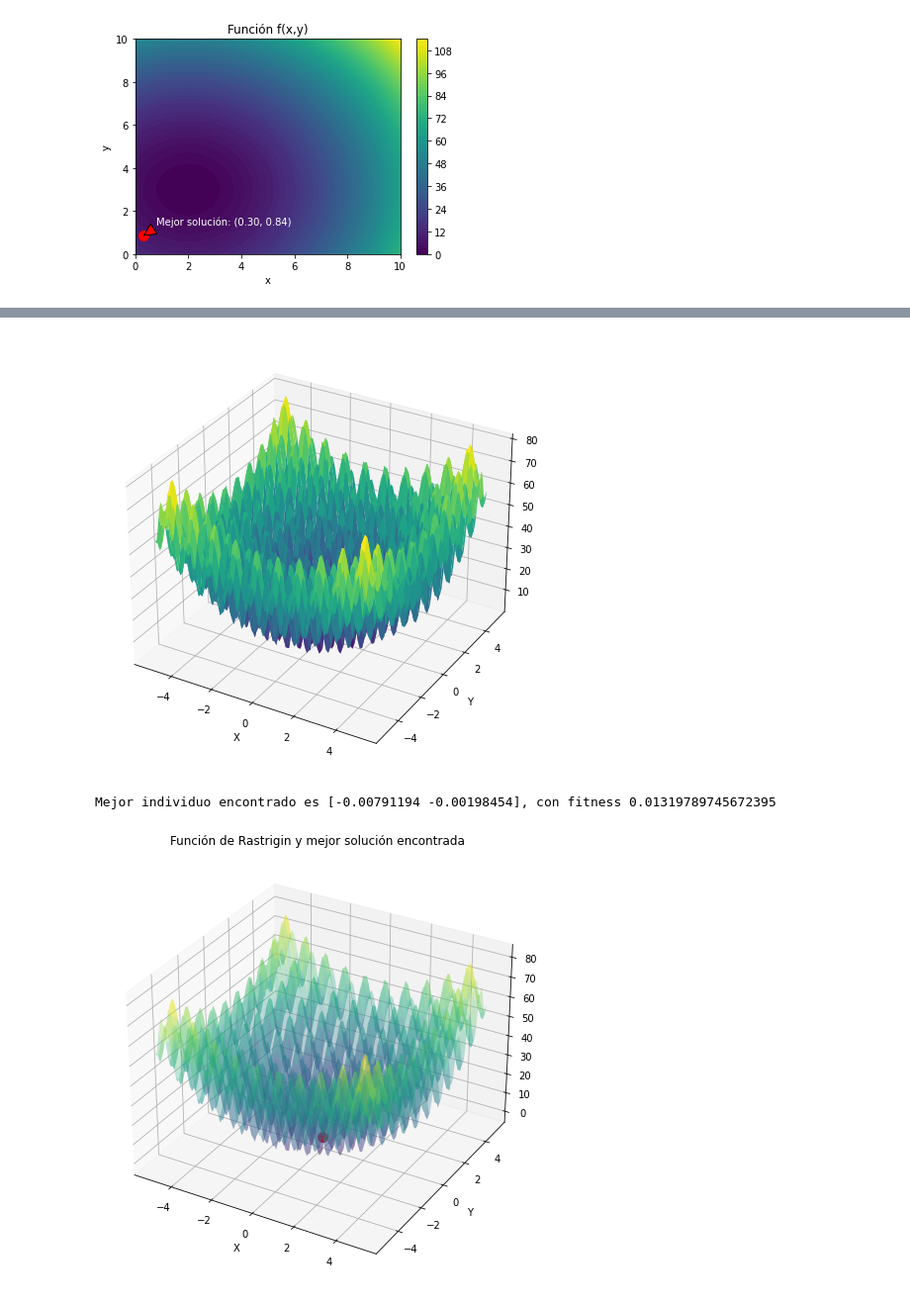
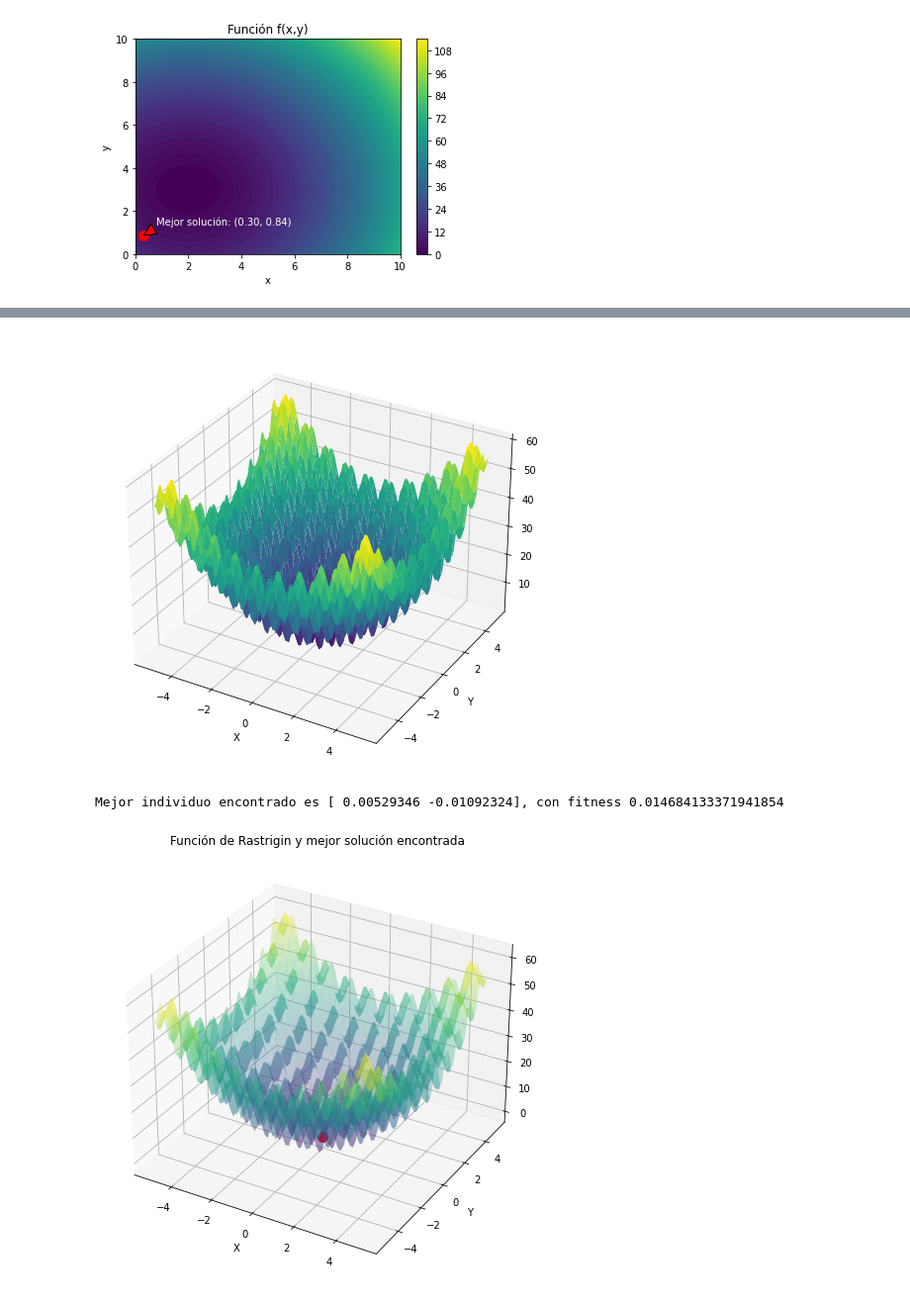
Before and after one commit to igomezv/ComputoEvolutivo, a Jupyter notebook: 6_3_CodificacionReal.ipynb, the cells around one changed output, grey strips where cells are left out. Shown at 99% size. Saved outputs shown, nothing was run; the diff lists cells and outputs as text; code cells hidden in the pictures.

```diff
--- a/6_3_CodificacionReal.ipynb
+++ b/6_3_CodificacionReal.ipynb
@@ -443,7 +443,7 @@ import numpy as np
 
 # Definir la función de Rastrigin
 def rastrigin(X, Y):
-    A = 10
+    A = 5
     return A*2 + (X**2 - A*np.cos(2*np.pi*X)) + (Y**2 - A*np.cos(2*np.pi*Y))
 
 # Crear una cuadrícula de valores de x e y
@@ -467,11 +467,11 @@ ax.set_zlabel('Z')
 
 plt.show()
 # %% [output]
-[figure, old version]
+[figure, new version]
 # %%
 # Definición de la función objetivo (función de Rastrigin)
 def funcion_objetivo(x):
-    A = 10
+    A = 5
     return A*2 + sum([(xi**2 - A*math.cos(2*math.pi*xi)) for xi in x])
 
 # Codificación y decodificación de las variables
@@ -525,7 +525,7 @@ for gen in range(num_generations):
 best_individual = min(population, key=lambda x: funcion_objetivo(decodificar(x)))
 print("Mejor individuo encontrado es %s, con fitness %s" % (decodificar(best_individual), funcion_objetivo(decodificar(best_individual))))
 # %% [output]
-Mejor individuo encontrado es [-0.00791194 -0.00198454], con fitness 0.01319789745672395
+Mejor individuo encontrado es [ 0.00529346 -0.01092324], con fitness 0.014684133371941854
 # %%
 import matplotlib.pyplot as plt
 from mpl_toolkits.mplot3d import Axes3D
@@ -533,35 +533,35 @@ import numpy as np
 
 # Definir la función de Rastrigin
 def rastrigin(X, Y):
-    A = 10
+    A = 5
     return A*2 + (X**2 - A*np.cos(2*np.pi*X)) + (Y**2 - A*np.cos(2*np.pi*Y))
 
 # Crear una cuadrícula de valores de x e y
 x = np.linspace(-5.12, 5.12, 100)
 y = np.linspace(-5.12, 5.12, 100)
 X, Y = np.meshgrid(x, y)
 
 # Calcular los valores de z para cada combinación de x e y
 Z = rastrigin(X, Y)
 
 # Crear la figura y los ejes
 fig = plt.figure(figsize=(10, 8))
 ax = fig.add_subplot(111, projection='3d')
 
 # Graficar la superficie
 ax.plot_surface(X, Y, Z, cmap='viridis', alpha=0.3)
 
 # Graficar el mejor individuo
 best_x, best_y = decodificar(best_individual)
 best_z = funcion_objetivo(decodificar(best_individual))
 ax.scatter(best_x, best_y, best_z, color='r', s=100)
 
 ax.set_xlabel('X')
 ax.set_ylabel('Y')
 ax.set_zlabel('Z')
 ax.set_title('Función de Rastrigin y mejor solución encontrada')
 
 plt.show()
 # %% [output]
-[figure, old version]
+[figure, new version]
 # %% [markdown]
```
Also changed, not shown: parts of 27 cells of this notebook, 1 other file.
